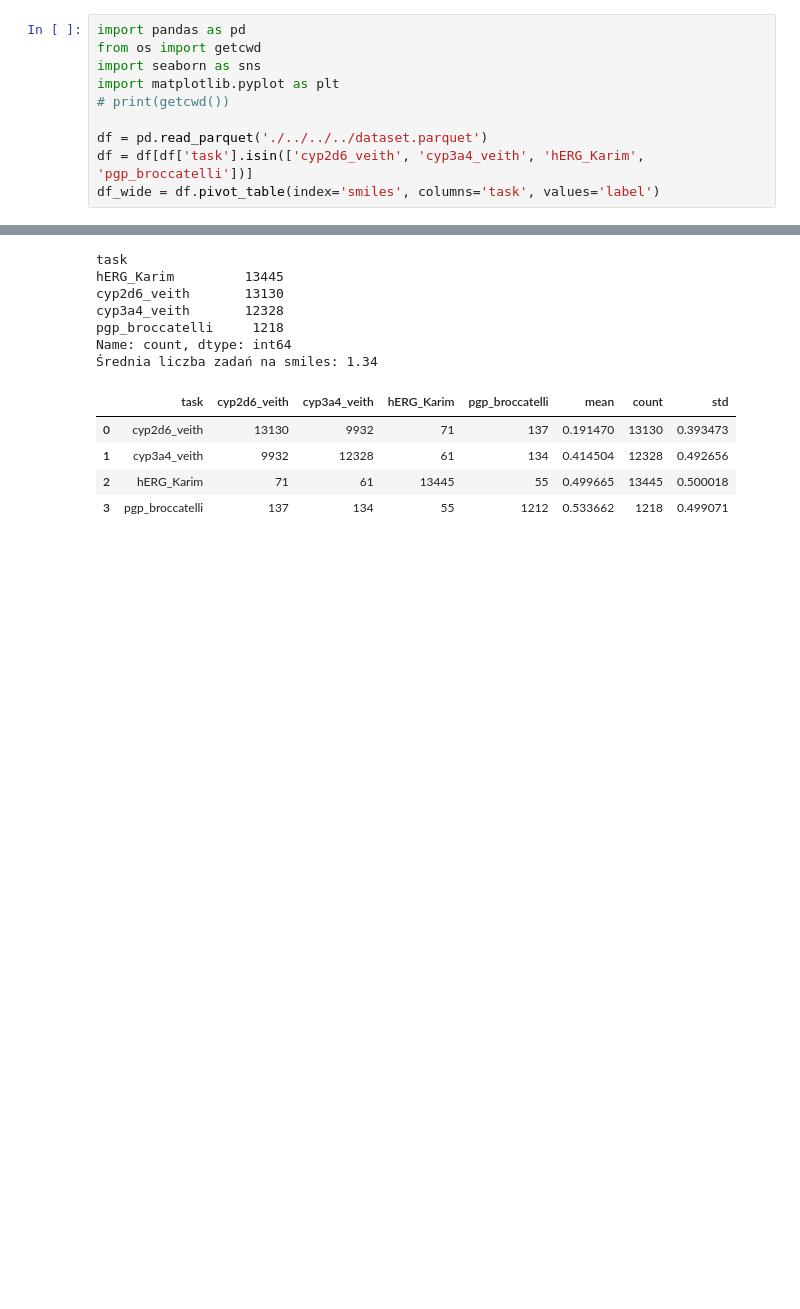
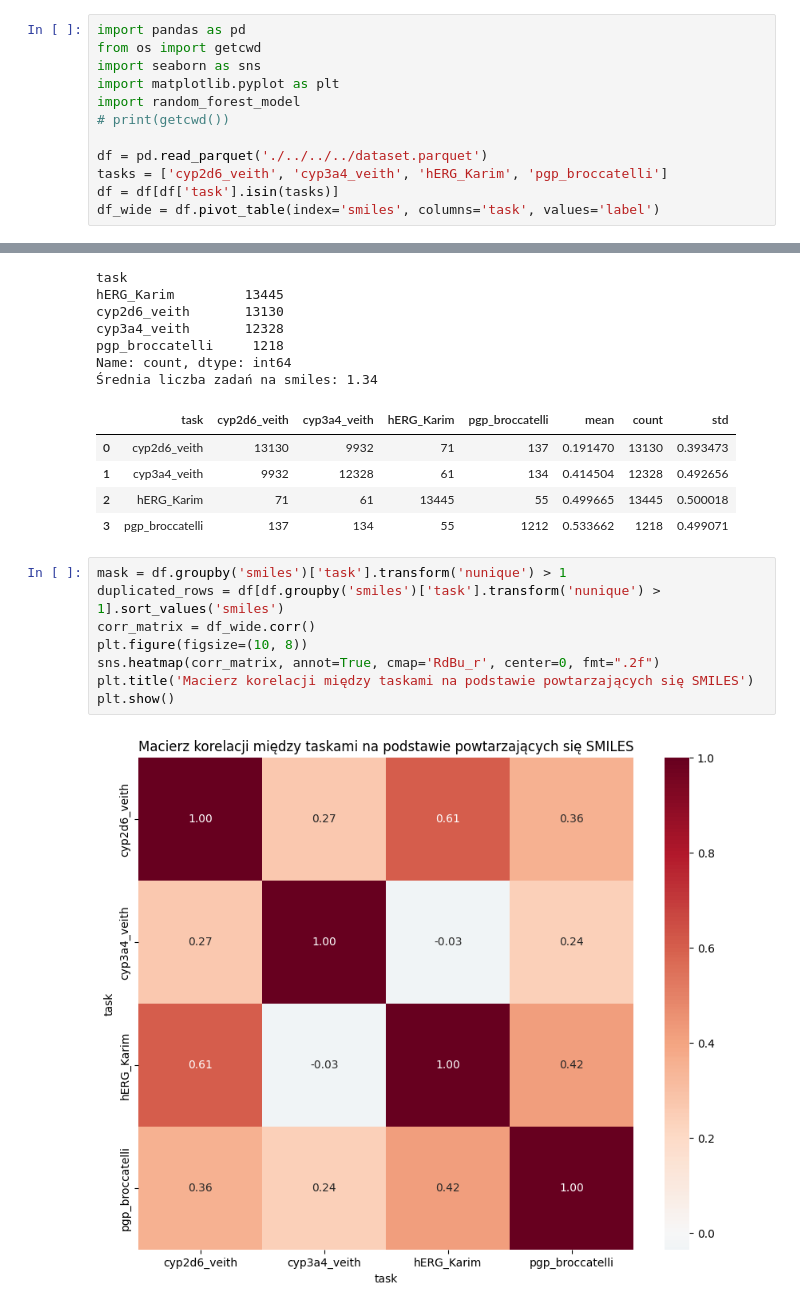
Before and after one commit to FBI223/ADMET_MULTI_TASK_LEARNING, a Jupyter notebook: TODO/zadanie1/michal/zad5.ipynb, the cells around one changed output, grey strips where cells are left out. Saved outputs shown, nothing was run; the diff lists cells and outputs as text; blank space fills up the shorter version.

```diff
--- a/TODO/zadanie1/michal/zad5.ipynb
+++ b/TODO/zadanie1/michal/zad5.ipynb
@@ -13,10 +13,12 @@ import pandas as pd
 from os import getcwd
 import seaborn as sns
 import matplotlib.pyplot as plt
+import random_forest_model
 # print(getcwd())
 
 df = pd.read_parquet('./../../../dataset.parquet')
-df = df[df['task'].isin(['cyp2d6_veith', 'cyp3a4_veith', 'hERG_Karim', 'pgp_broccatelli'])]
+tasks = ['cyp2d6_veith', 'cyp3a4_veith', 'hERG_Karim', 'pgp_broccatelli']
+df = df[df['task'].isin(tasks)]
 df_wide = df.pivot_table(index='smiles', columns='task', values='label')
 # %%
 print(df['task'].value_counts())
@@ -42,3 +44,13 @@ Name: count, dtype: int64
 | 1 | cyp3a4_veith | 9932 | 12328 | 61 | 134 | 0.414504 | 12328 | 0.492656 |
 | 2 | hERG_Karim | 71 | 61 | 13445 | 55 | 0.499665 | 13445 | 0.500018 |
 | 3 | pgp_broccatelli | 137 | 134 | 55 | 1212 | 0.533662 | 1218 | 0.499071 |
+# %%
+mask = df.groupby('smiles')['task'].transform('nunique') > 1
+duplicated_rows = df[df.groupby('smiles')['task'].transform('nunique') > 1].sort_values('smiles')
+corr_matrix = df_wide.corr()
+plt.figure(figsize=(10, 8))
+sns.heatmap(corr_matrix, annot=True, cmap='RdBu_r', center=0, fmt=".2f")
+plt.title('Macierz korelacji między taskami na podstawie powtarzających się SMILES')
+plt.show()
+# %% [output]
+[figure, added]
```
Also changed, not shown: parts of 4 cells of this notebook, 2 other files.
